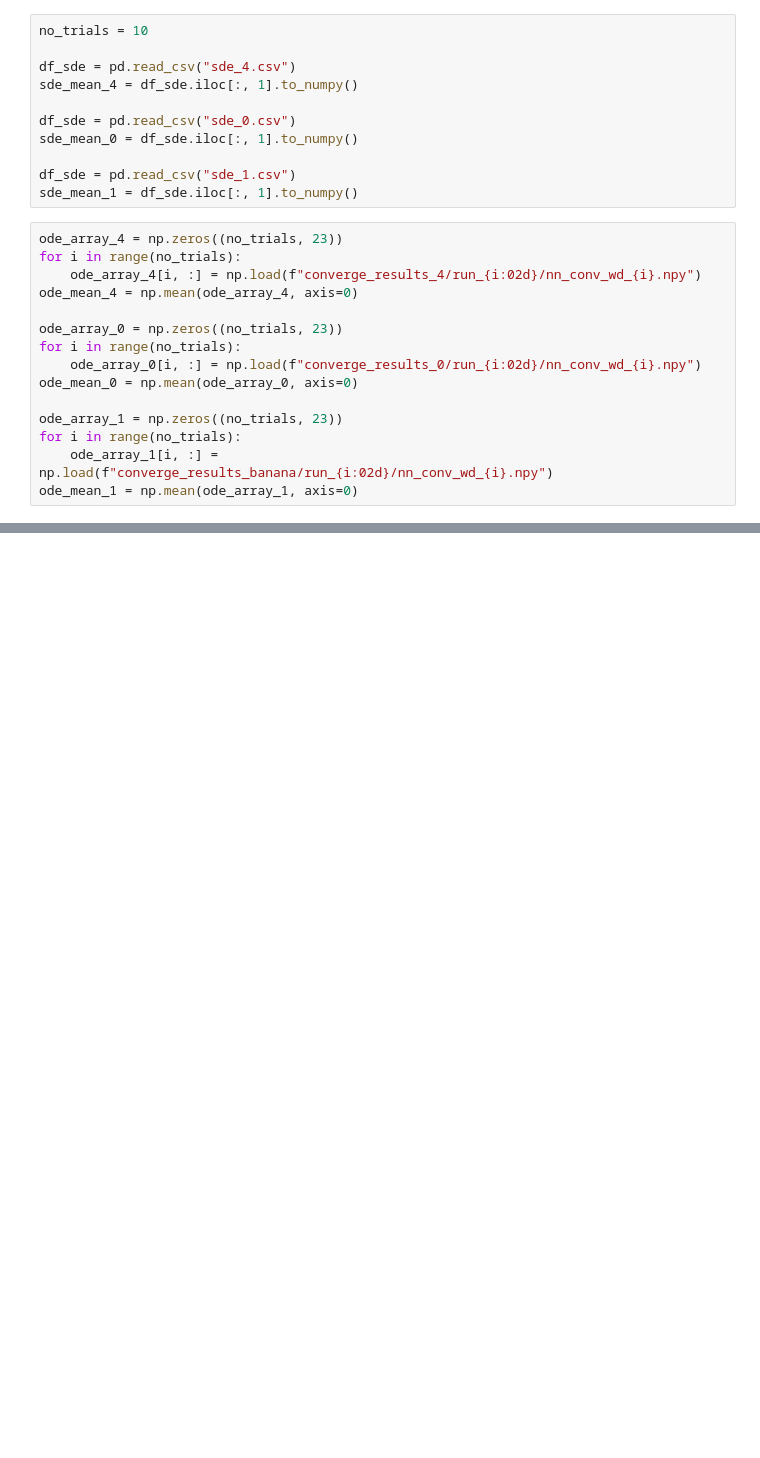
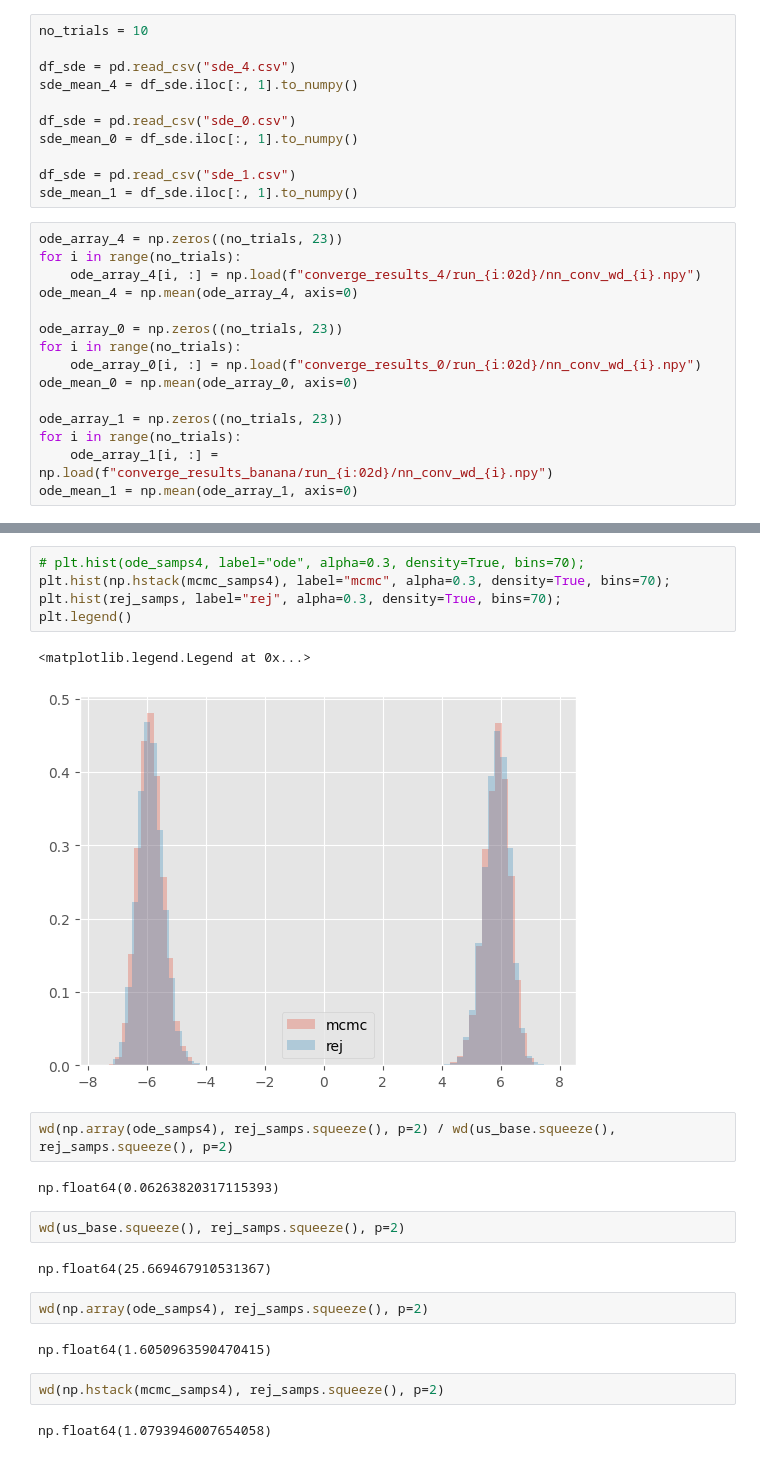
Before and after one commit to abjohnson117/TransportVsMcmcExperiments, a Jupyter notebook: banana/convergence_plots.ipynb, the cells around one changed output, grey strips where cells are left out. Cells and saved outputs as stored; diff of their text form; blank space fills up the shorter version.

```diff
--- a/banana/convergence_plots.ipynb
+++ b/banana/convergence_plots.ipynb
@@ -111,0 +294,24 @@ This shows that earlier on, the chain is actually closer to the target. The tail
+# %%
+# plt.hist(ode_samps4, label="ode", alpha=0.3, density=True, bins=70);
+plt.hist(np.hstack(mcmc_samps4), label="mcmc", alpha=0.3, density=True, bins=70);
+plt.hist(rej_samps, label="rej", alpha=0.3, density=True, bins=70);
+plt.legend()
+# %% [output]
+<matplotlib.legend.Legend at 0x...>
+[figure, added]
+# %%
+wd(np.array(ode_samps4), rej_samps.squeeze(), p=2) / wd(us_base.squeeze(), rej_samps.squeeze(), p=2)
+# %% [output]
+np.float64(0.06263820317115393)
+# %%
+wd(us_base.squeeze(), rej_samps.squeeze(), p=2)
+# %% [output]
+np.float64(25.669467910531367)
+# %%
+wd(np.array(ode_samps4), rej_samps.squeeze(), p=2)
+# %% [output]
+np.float64(1.6050963590470415)
+# %%
+wd(np.hstack(mcmc_samps4), rej_samps.squeeze(), p=2)
+# %% [output]
+np.float64(1.0793946007654058)
```
Also changed, not shown: parts of 24 cells of this notebook, 8 other files.
